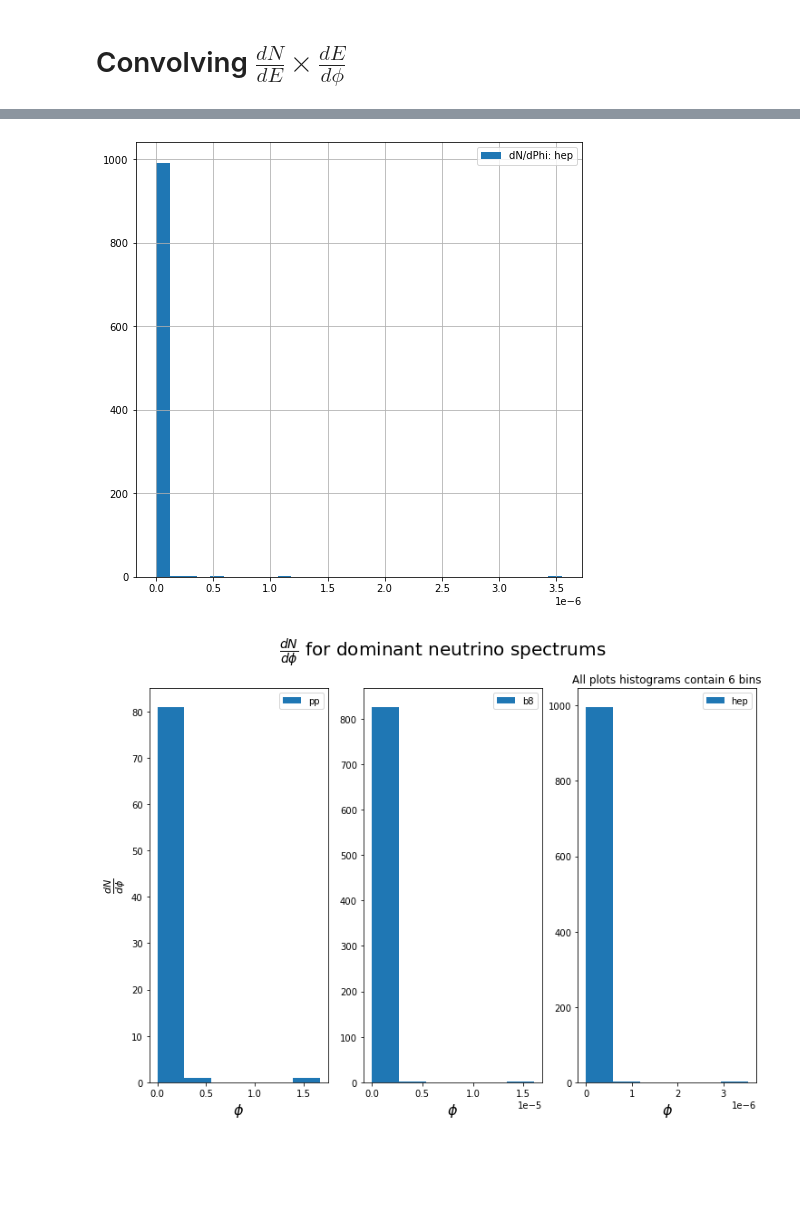
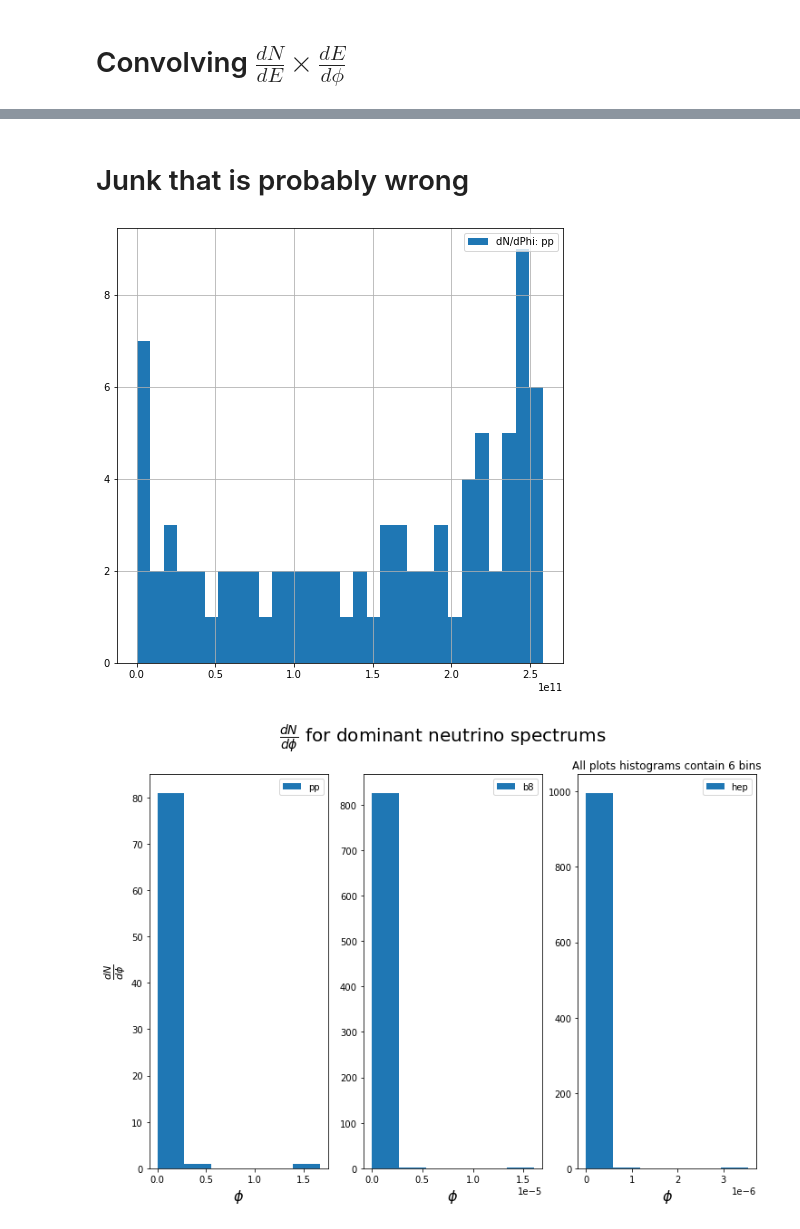
Before and after one commit to agree019/Neutrino-Trajectory, a Jupyter notebook: !Neutrino Trajectories.ipynb, the cells around one changed output, grey strips where cells are left out. Cells and saved outputs as stored; diff of their text form; code cells hidden in the pictures; blank space fills up the shorter version.

Commit message:
Convolution Working

```diff
--- a/!Neutrino Trajectories.ipynb
+++ b/!Neutrino Trajectories.ipynb
@@ -2037,10 +2049,12 @@ masterDFColumns = ['ConNo','E','Beta1','Beta2']
 masterDF = pd.DataFrame(columns = masterDFColumns)
 
 
-numE = 200
+numE = 250
 # eMin is chosen to be below the smallest energy in any spectrum
 # eMax is chosen to be above the largest energy in any spectrum
-eRange = np.logspace(np.log10(0.0008),np.log10(32),numE)
+interpEMIN = 0.0001
+interpEMAX = 50
+eRange = np.logspace(np.log10(interpEMIN),np.log10(interpEMAX),numE)
 
 
 q = 0.3
@@ -2165,0 +2437,21 @@ def convolution(spectrumDF):
+# %%
+def L1Norm(vector, binSpacing):
+    '''
+    This function normalizes a vector according to
+        Sum(vector * bin) = Normalization
+    and return vector/Normalization
+
+    vector: vector to be normalized
+    binSpacing: constant width of each bin
+    '''
+    totalSum = 0
+    i = 0
+    for val in vector:
+#         print ('val',val)
+#         print ('binSpacing',binSpacing)
+
+#         print ('val',val)
+#         print ('binSpacing',binSpacing)
+        totalSum += val*binSpacing
+    normedVector = np.multiply(vector,(1/totalSum))
+    return normedVector
@@ -2166,27 +2490,30 @@ def convolution(spectrumDF):
+# %% [markdown]
+# Junk that is probably wrong
 # %%
 ppSpacing  = ppSpectra.step_MeV[0]
 b8Spacing  = b8Spectra.step_MeV[0]
 hepSpacing = hepSpectra.step_MeV[0]
 
-ppPhiSpectra = (convolution(ppSpectra))
-b8PhiSpectra = (convolution(b8Spectra))
-hepPhiSpectra = (convolution(hepSpectra))
+
+ppPhiSpectra = (convolution(ppSpectra, density = False))
+b8PhiSpectra = (convolution(b8Spectra,density = False))
+hepPhiSpectra = (convolution(hepSpectra,density = False))
 
 ppPhiSpectraNormed = L1Norm(ppPhiSpectra,(np.pi/2 / len(ppSpectra)))
 figbig = plt.figure(figsize = (8,8))
-# plt.hist(ppPhiSpectra, bins = 30, density = True, label = 'dN/dPhi: pp')
+plt.hist(ppPhiSpectra, bins = 30, density = False, label = 'dN/dPhi: pp')
 # plt.hist(b8PhiSpectra, bins = 30, density = False, label = 'dN/dPhi: b8')
-plt.hist(hepPhiSpectra,bins = 30, density = False, label = 'dN/dPhi: hep')
+# plt.hist(hepPhiSpectra,bins = 30, density = False, label = 'dN/dPhi: hep')
 
 # plt.hist(ppPhiSpectraNormed, bins = len(ppS),density = True, label = 'dN/dPhi Normed')
 
 plt.legend(loc = 'upper right')
 plt.grid()
 plt.show()
 # plt.xscale('log')
 # plt.yscale('log')
 # %% [output]
-[figure, old version]
+[figure, new version]
 # %%
 nBins = 6
 
```
Also changed, not shown: parts of 23 cells of this notebook, 8 other files.
